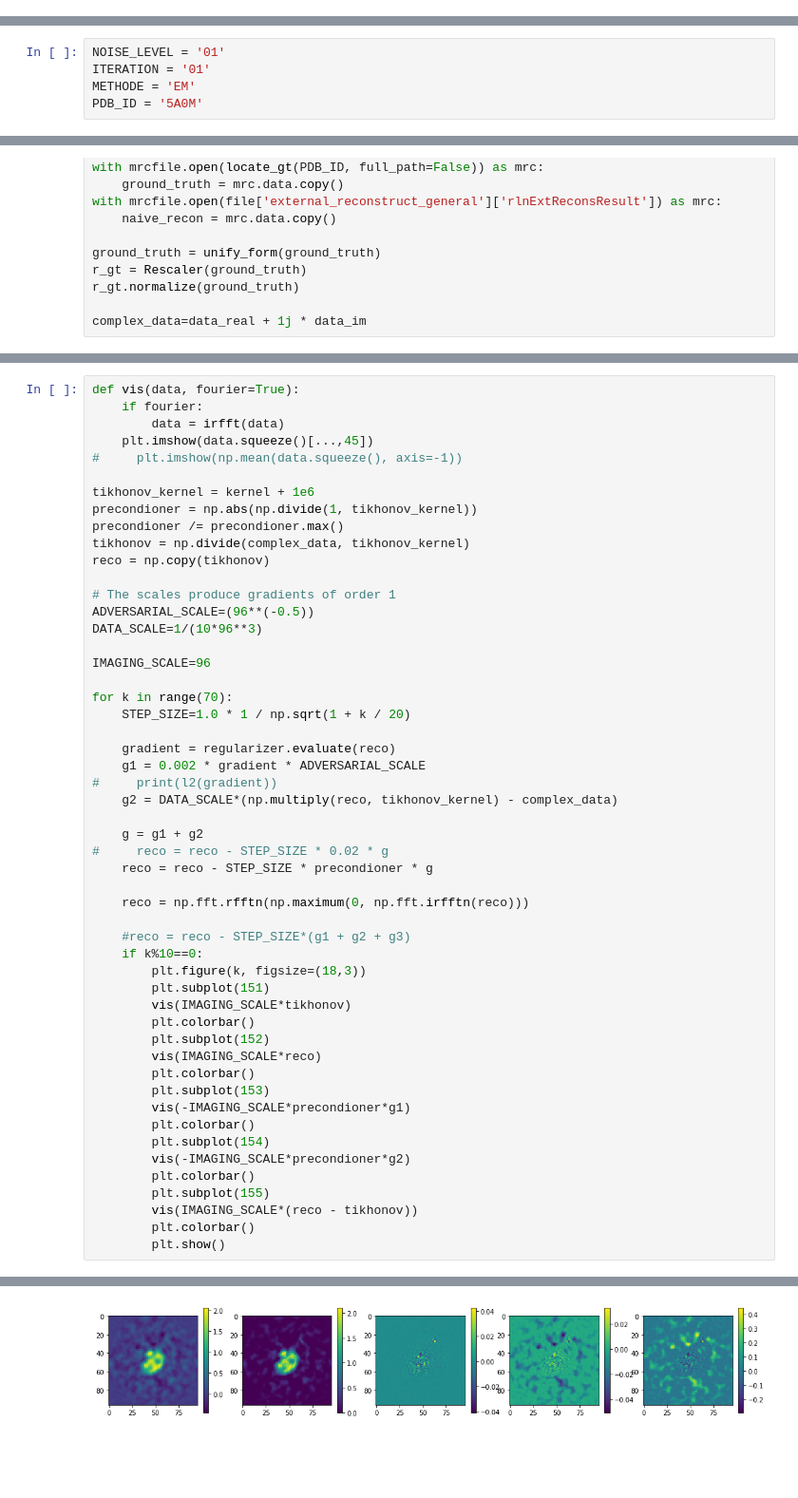
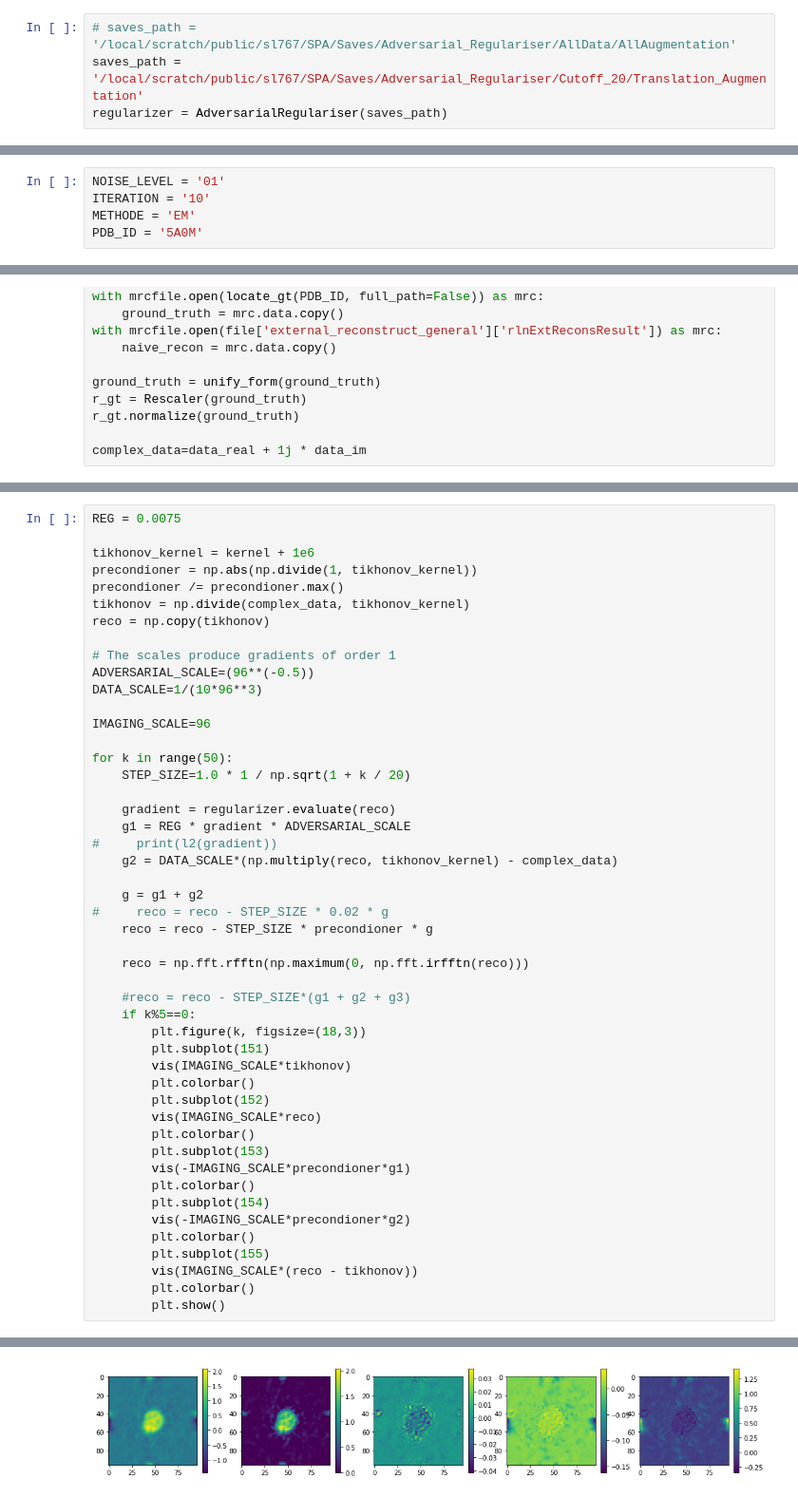
Before and after one commit to SebLu1/SingleParticleAnalysis, a Jupyter notebook: external_reconstruct_AR_new.ipynb, the cells around one changed output, grey strips where cells are left out. Shown at 95% size. Cells and saved outputs as stored; diff of their text form; blank space fills up the shorter version.

```diff
--- a/external_reconstruct_AR_new.ipynb
+++ b/external_reconstruct_AR_new.ipynb
@@ -11,3 +11,7 @@ from ClassFiles.AdversarialRegularizer import AdversarialRegulariser
 from ClassFiles.ut import l2
 from ClassFiles.Utilities import registration
 from ClassFiles.ut import locate_gt, rfft, irfft, unify_form, Rescaler
+# %%
+# saves_path = '/local/scratch/public/sl767/SPA/Saves/Adversarial_Regulariser/AllData/AllAugmentation'
+saves_path = '/local/scratch/public/sl767/SPA/Saves/Adversarial_Regulariser/Cutoff_20/Translation_Augmentation'
+regularizer = AdversarialRegulariser(saves_path)
@@ -14,6 +36,6 @@ from ClassFiles.ut import locate_gt, rfft, irfft, unify_form, Rescaler
 # %%
 NOISE_LEVEL = '01'
-ITERATION = '01'
+ITERATION = '10'
 METHODE = 'EM'
 PDB_ID = '5A0M'
 # %%
@@ -57,9 +64,5 @@ def l2_gt(x):
 # %%
-def vis(data, fourier=True):
-    if fourier:
-        data = irfft(data)
-    plt.imshow(data.squeeze()[...,45])
-#     plt.imshow(np.mean(data.squeeze(), axis=-1))
+REG = 0.0075
 
 tikhonov_kernel = kernel + 1e6
 precondioner = np.abs(np.divide(1, tikhonov_kernel))
@@ -73,11 +76,11 @@ DATA_SCALE=1/(10*96**3)
 
 IMAGING_SCALE=96
 
-for k in range(70):
+for k in range(50):
     STEP_SIZE=1.0 * 1 / np.sqrt(1 + k / 20)
 
     gradient = regularizer.evaluate(reco)
-    g1 = 0.002 * gradient * ADVERSARIAL_SCALE
+    g1 = REG * gradient * ADVERSARIAL_SCALE
 #     print(l2(gradient))
     g2 = DATA_SCALE*(np.multiply(reco, tikhonov_kernel) - complex_data)
 
@@ -88,7 +91,7 @@ for k in range(70):
     reco = np.fft.rfftn(np.maximum(0, np.fft.irfftn(reco)))
 
     #reco = reco - STEP_SIZE*(g1 + g2 + g3)
-    if k%10==0:
+    if k%5==0:
         plt.figure(k, figsize=(18,3))
         plt.subplot(151)
         vis(IMAGING_SCALE*tikhonov)
@@ -116 +119 @@ for k in range(70):
-[figure, old version]
+[figure, new version]
```
Also changed, not shown: parts of 19 cells of this notebook, 2 other files.
